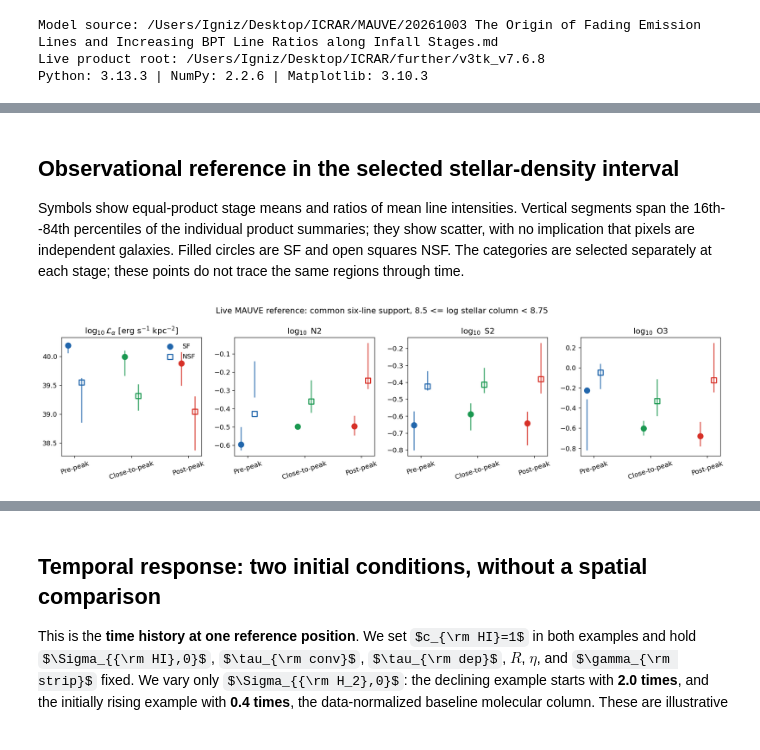
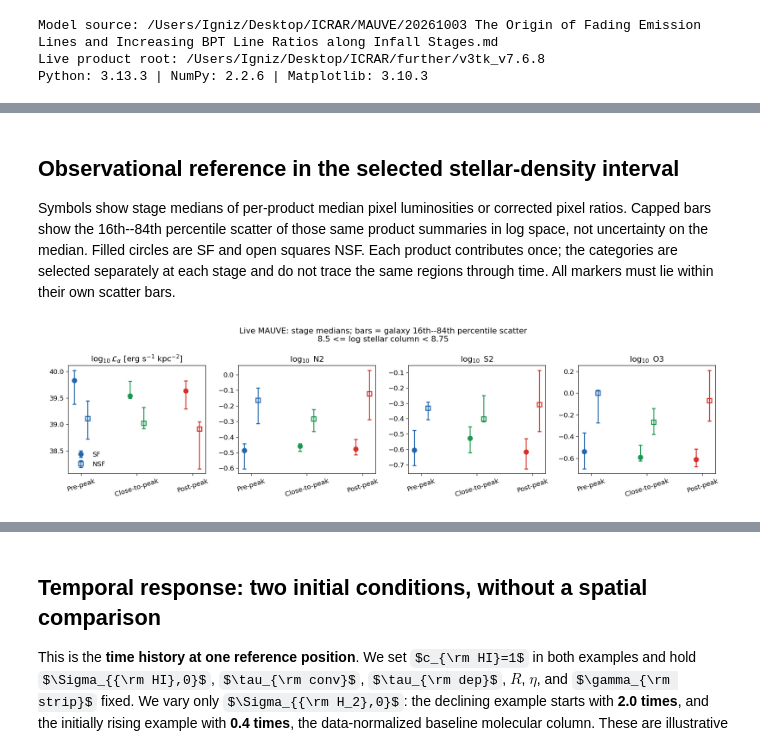
Before and after one commit to Rongjun-ANU/ICRAR-MAUVE, a Jupyter notebook: further/20261004_Numerical_Simple_Gas_Fading_and_BPT_Model.ipynb, the cells around one changed output, grey strips where cells are left out. Cells and saved outputs as stored; diff of their text form; code cells hidden in the pictures; some formulas as TeX source.

```diff
--- a/further/20261004_Numerical_Simple_Gas_Fading_and_BPT_Model.ipynb
+++ b/further/20261004_Numerical_Simple_Gas_Fading_and_BPT_Model.ipynb
@@ -385,10 +406,12 @@ for stage in STAGES:
             raise RuntimeError(f'{stage} {category}: fewer than three supported products; inspect QC/window')
         row = {'stage': stage, 'category': category, 'N_galaxies': len(group),
                'GALIDs': ', '.join(group.GALID)}
-        for key in ('sigma_star', 'Halpha', 'Hbeta', 'NII', 'SII', 'OIII'):
-            row[key] = float(group[key].mean())
-        for name, numerator, denominator in [('N2','NII','Halpha'), ('S2','SII','Halpha'), ('O3','OIII','Hbeta')]:
-            row[name] = row[numerator]/row[denominator]
+        for key in ('sigma_star', 'Halpha', 'Hbeta', 'NII', 'SII', 'OIII', 'N2', 'S2', 'O3'):
+            row[key] = float(group[key].median())
+            if key in ('Halpha', 'N2', 'S2', 'O3'):
+                lo, hi = np.percentile(np.log10(group[key].to_numpy()), [16, 84])
+                row[key+'_log_p16'], row[key+'_log_p84'] = float(lo), float(hi)
+                assert lo <= np.log10(row[key]) <= hi
         support_rows.append(row)
 OBS_STAGE = pd.DataFrame(support_rows)
 NSF_DIAGNOSTICS_BY_GALAXY = pd.DataFrame(diagnostic_rows)
@@ -477,37 +502,36 @@ Input fingerprints: 135 | all observational scales computed in this run
 # %% [markdown]
 ## Observational reference in the selected stellar-density interval
 
-Symbols show equal-product stage means and ratios of mean line intensities.
-Vertical segments span the 16th--84th percentiles of the individual product summaries;
-they show scatter, with no implication that pixels are independent galaxies.
-Filled circles are SF and open squares NSF. The categories are selected separately at
-each stage; these points do not trace the same regions through time.
+Symbols show stage medians of per-product median pixel luminosities or corrected pixel ratios.
+Capped bars show the 16th--84th percentile scatter of those same product summaries in log space,
+not uncertainty on the median. Filled circles are SF and open squares NSF.
+Each product contributes once; the categories are selected separately at each stage and do not
+trace the same regions through time. All markers must lie within their own scatter bars.
 # %%
 fig, axes = plt.subplots(1, 4, figsize=(16, 4.2))
 for category, dx, marker in [('SF', -0.12, 'o'), ('NSF', 0.12, 's')]:
     for index, stage in enumerate(STAGES):
         row = OBS_STAGE.loc[(OBS_STAGE.stage == stage) & (OBS_STAGE.category == category)].iloc[0]
         group = OBS_BY_GALAXY.loc[(OBS_BY_GALAXY.stage == stage) &
                                   (OBS_BY_GALAXY.category == category) & OBS_BY_GALAXY.eligible]
-        metrics = [('Halpha', group.Halpha.to_numpy()),
-                   ('N2', (group.NII/group.Halpha).to_numpy()),
-                   ('S2', (group.SII/group.Halpha).to_numpy()),
-                   ('O3', (group.OIII/group.Hbeta).to_numpy())]
-        for ax, (name, values) in zip(axes, metrics):
+        for ax, name in zip(axes, ('Halpha', 'N2', 'S2', 'O3')):
+            values = group[name].to_numpy()
             lo, hi = np.percentile(np.log10(values), [16, 84])
-            ax.vlines(index+dx, lo, hi, color=STAGE_COLORS[stage], lw=2, alpha=0.7)
-            ax.scatter(index+dx, np.log10(row[name]), marker=marker, s=70,
-                       facecolors=STAGE_COLORS[stage] if category == 'SF' else 'none',
-                       edgecolors=STAGE_COLORS[stage], lw=1.7, zorder=3,
-                       label=category if index == 0 else None)
+            centre = np.log10(row[name])
+            assert lo <= centre <= hi
+            ax.errorbar(index+dx, centre, yerr=np.array([[centre-lo], [hi-centre]]),
+                        fmt=marker, ms=7, color=STAGE_COLORS[stage],
+                        markerfacecolor=STAGE_COLORS[stage] if category == 'SF' else 'none',
+                        markeredgewidth=1.7, capsize=3, elinewidth=1.5,
+                        label=category if index == 0 else None)
 for ax, title in zip(axes, [r'$\log_{10}\mathcal{L}_\alpha$ [erg s$^{-1}$ kpc$^{-2}$]',
                             r'$\log_{10}$ N2', r'$\log_{10}$ S2', r'$\log_{10}$ O3']):
     ax.set_title(title)
     ax.set_xticks(range(3), ['Pre-peak', 'Close-to-peak', 'Post-peak'], rotation=18)
 axes[0].legend(frameon=False)
-fig.suptitle('Live MAUVE reference: common six-line support, 8.5 <= log stellar column < 8.75')
+fig.suptitle('Live MAUVE: stage medians; bars = galaxy 16th--84th percentile scatter\n8.5 <= log stellar column < 8.75')
 fig.tight_layout()
 plt.show()
 # %% [output]
-[figure, old version]
+[figure, new version]
 # %% [markdown]
```
Also changed, not shown: parts of 20 cells of this notebook, 19 other files.
